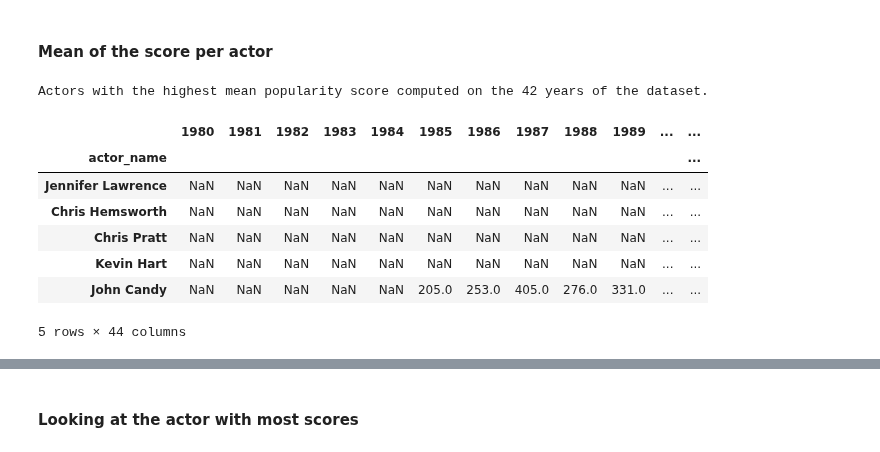
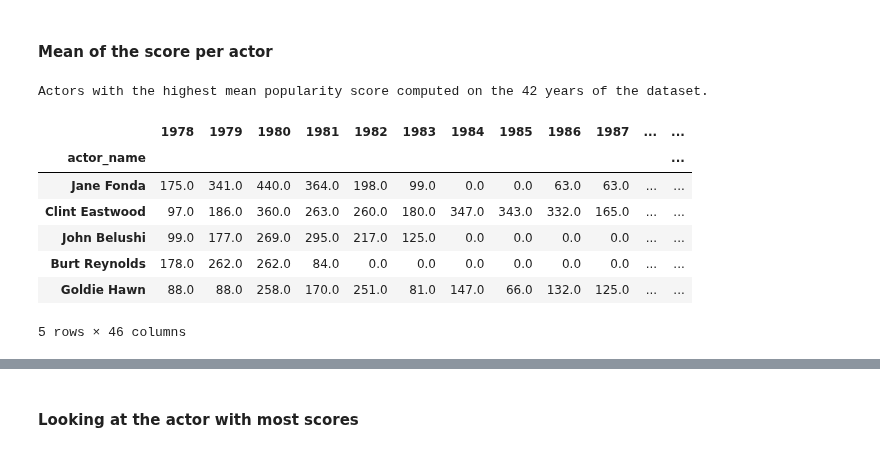
Before and after one commit to epfl-ada/ada-2022-project-dadalife, a Jupyter notebook: numbers_cleaning.ipynb, the cells around one changed output, grey strips where cells are left out. Drawn from its saved outputs; the diff is of its cells as text; code cells hidden in the pictures.

```diff
--- a/numbers_cleaning.ipynb
+++ b/numbers_cleaning.ipynb
@@ -96,14 +96,7 @@ There is a total of 2702 actors in the Number dataset.
 # %%
 df_ratings_all_years['mean_score'] = df_ratings_all_years.mean(axis=1)
 print("Actors with the highest mean popularity score computed on the 42 years of the dataset.")
-df_ratings_all_years.sort_values(by='mean_score', ascending=False).head()
+#pd.set_option('display.max_columns', None)
+df_ratings_all_years.fillna(0, inplace=True)
 # %% [output]
 Actors with the highest mean popularity score computed on the 42 years of the dataset.
-|  | 1980 | 1981 | 1982 | 1983 | 1984 | 1985 | 1986 | 1987 | 1988 | 1989 | ... | ... |
-| actor_name |  |  |  |  |  |  |  |  |  |  |  | ... |
-| Jennifer Lawrence | NaN | NaN | NaN | NaN | NaN | NaN | NaN | NaN | NaN | NaN | ... | ... |
-| Chris Hemsworth | NaN | NaN | NaN | NaN | NaN | NaN | NaN | NaN | NaN | NaN | ... | ... |
-| Chris Pratt | NaN | NaN | NaN | NaN | NaN | NaN | NaN | NaN | NaN | NaN | ... | ... |
-| Kevin Hart | NaN | NaN | NaN | NaN | NaN | NaN | NaN | NaN | NaN | NaN | ... | ... |
-| John Candy | NaN | NaN | NaN | NaN | NaN | 205.0 | 253.0 | 405.0 | 276.0 | 331.0 | ... | ... |
-5 rows × 44 columns
@@ -109,0 +134,17 @@ Actors with the highest mean popularity score computed on the 42 years of the da
+# %%
+df_ratings_all_years[1978]=df_ratings_all_years.apply(lambda row: find_score_7879(row, 1978), axis=1)
+df_ratings_all_years[1979]=df_ratings_all_years.apply(lambda row: find_score_7879(row, 1979), axis=1)
+first_column = df_ratings_all_years.pop(1979)
+df_ratings_all_years.insert(0, 1979, first_column)
+first_column = df_ratings_all_years.pop(1978)
+df_ratings_all_years.insert(0, 1978, first_column)
+df_ratings_all_years.head()
+# %% [output]
+|  | 1978 | 1979 | 1980 | 1981 | 1982 | 1983 | 1984 | 1985 | 1986 | 1987 | ... | ... |
+| actor_name |  |  |  |  |  |  |  |  |  |  |  | ... |
+| Jane Fonda | 175.0 | 341.0 | 440.0 | 364.0 | 198.0 | 99.0 | 0.0 | 0.0 | 63.0 | 63.0 | ... | ... |
+| Clint Eastwood | 97.0 | 186.0 | 360.0 | 263.0 | 260.0 | 180.0 | 347.0 | 343.0 | 332.0 | 165.0 | ... | ... |
+| John Belushi | 99.0 | 177.0 | 269.0 | 295.0 | 217.0 | 125.0 | 0.0 | 0.0 | 0.0 | 0.0 | ... | ... |
+| Burt Reynolds | 178.0 | 262.0 | 262.0 | 84.0 | 0.0 | 0.0 | 0.0 | 0.0 | 0.0 | 0.0 | ... | ... |
+| Goldie Hawn | 88.0 | 88.0 | 258.0 | 170.0 | 251.0 | 81.0 | 147.0 | 66.0 | 132.0 | 125.0 | ... | ... |
+5 rows × 46 columns
```
Also changed, not shown: parts of 13 cells of this notebook, 3 other files.
